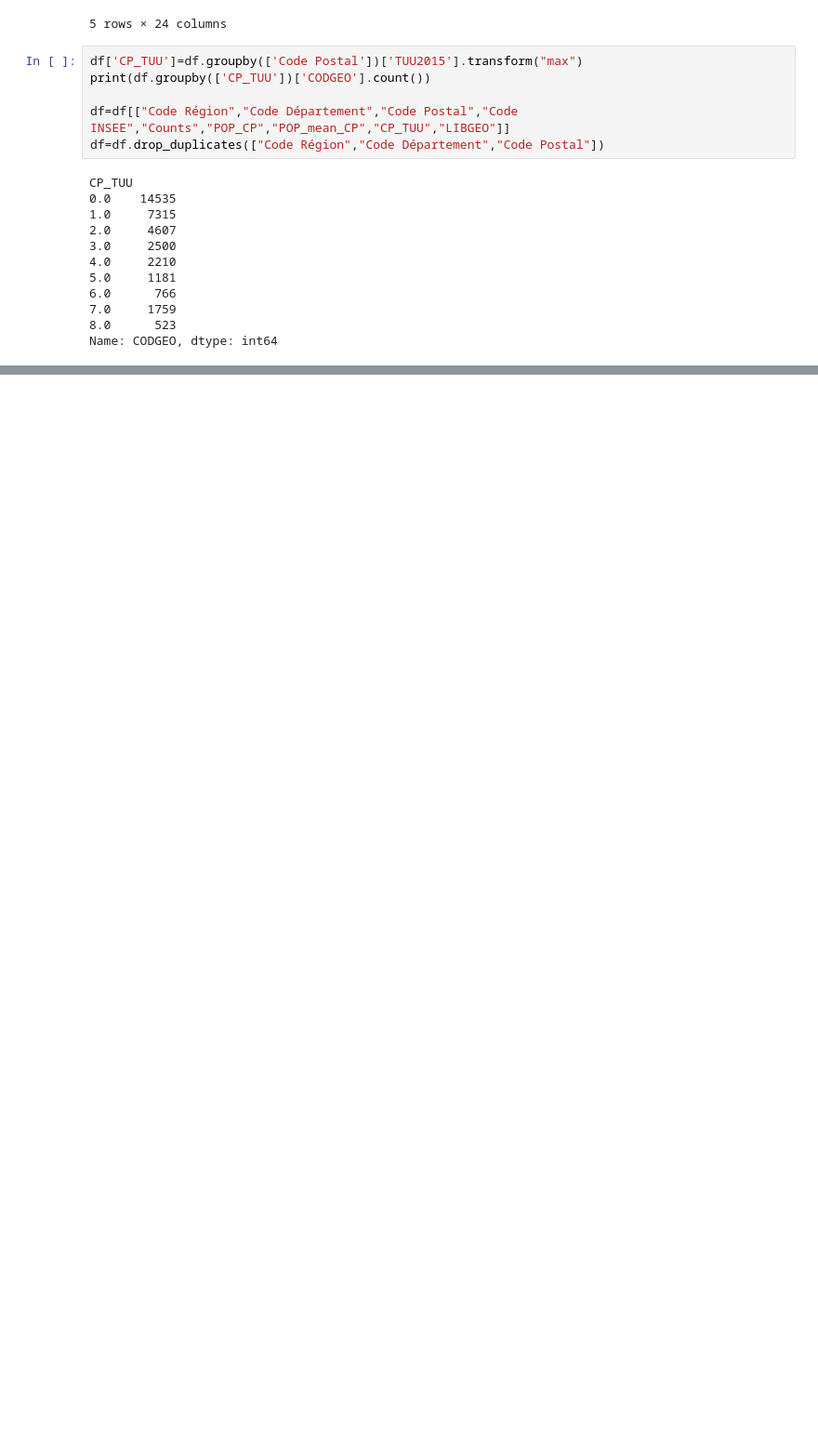
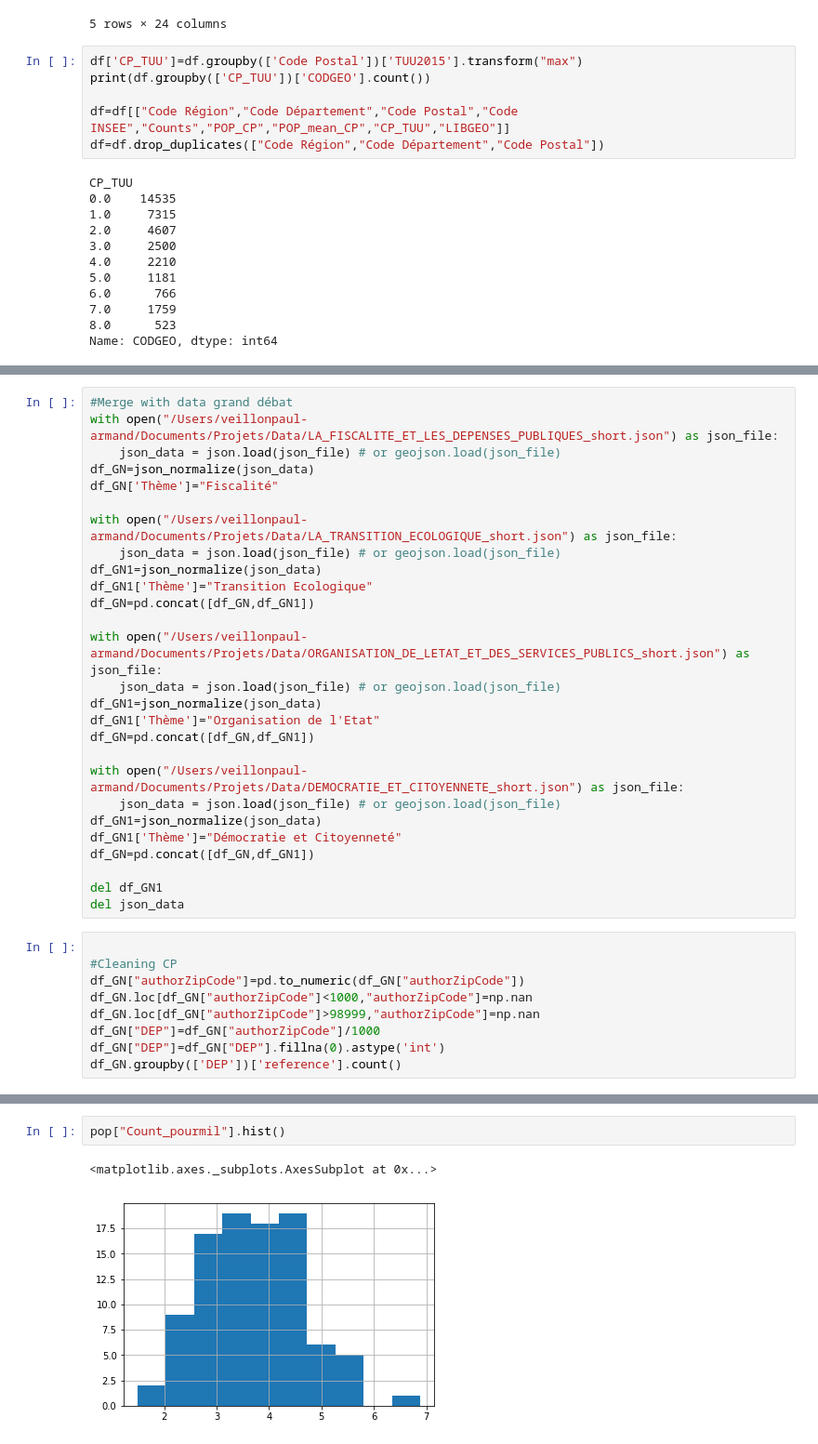
Before and after one commit to Paulaveillon/GDN, a Jupyter notebook: Notebook/Merge_geo.ipynb, the cells around one changed output, grey strips where cells are left out. Shown: that part at 93% size. Cells and saved outputs as stored; diff of their text form; blank space fills up the shorter version.

```diff
--- a/Notebook/Merge_geo.ipynb
+++ b/Notebook/Merge_geo.ipynb
@@ -84,0 +84,36 @@ df["Code Postal"].str.find("/")
+# %%
+#Merge with data grand débat
+with open("/Users/veillonpaul-armand/Documents/Projets/Data/LA_FISCALITE_ET_LES_DEPENSES_PUBLIQUES_short.json") as json_file:
+    json_data = json.load(json_file) # or geojson.load(json_file)
+df_GN=json_normalize(json_data)
+df_GN['Thème']="Fiscalité"
+
+with open("/Users/veillonpaul-armand/Documents/Projets/Data/LA_TRANSITION_ECOLOGIQUE_short.json") as json_file:
+    json_data = json.load(json_file) # or geojson.load(json_file)
+df_GN1=json_normalize(json_data)
+df_GN1['Thème']="Transition Ecologique"
+df_GN=pd.concat([df_GN,df_GN1])
+
+with open("/Users/veillonpaul-armand/Documents/Projets/Data/ORGANISATION_DE_LETAT_ET_DES_SERVICES_PUBLICS_short.json") as json_file:
+    json_data = json.load(json_file) # or geojson.load(json_file)
+df_GN1=json_normalize(json_data)
+df_GN1['Thème']="Organisation de l'Etat"
+df_GN=pd.concat([df_GN,df_GN1])
+
+with open("/Users/veillonpaul-armand/Documents/Projets/Data/DEMOCRATIE_ET_CITOYENNETE_short.json") as json_file:
+    json_data = json.load(json_file) # or geojson.load(json_file)
+df_GN1=json_normalize(json_data)
+df_GN1['Thème']="Démocratie et Citoyenneté"
+df_GN=pd.concat([df_GN,df_GN1])
+
+del df_GN1
+del json_data
+# %%
+
+#Cleaning CP
+df_GN["authorZipCode"]=pd.to_numeric(df_GN["authorZipCode"])
+df_GN.loc[df_GN["authorZipCode"]<1000,"authorZipCode"]=np.nan
+df_GN.loc[df_GN["authorZipCode"]>98999,"authorZipCode"]=np.nan
+df_GN["DEP"]=df_GN["authorZipCode"]/1000
+df_GN["DEP"]=df_GN["DEP"].fillna(0).astype('int')
+df_GN.groupby(['DEP'])['reference'].count()
@@ -84,0 +183,5 @@ df["Code Postal"].str.find("/")
+# %%
+pop["Count_pourmil"].hist()
+# %% [output]
+<matplotlib.axes._subplots.AxesSubplot at 0x...>
+[figure, added]
```
Also changed, not shown: parts of 11 cells of this notebook.
